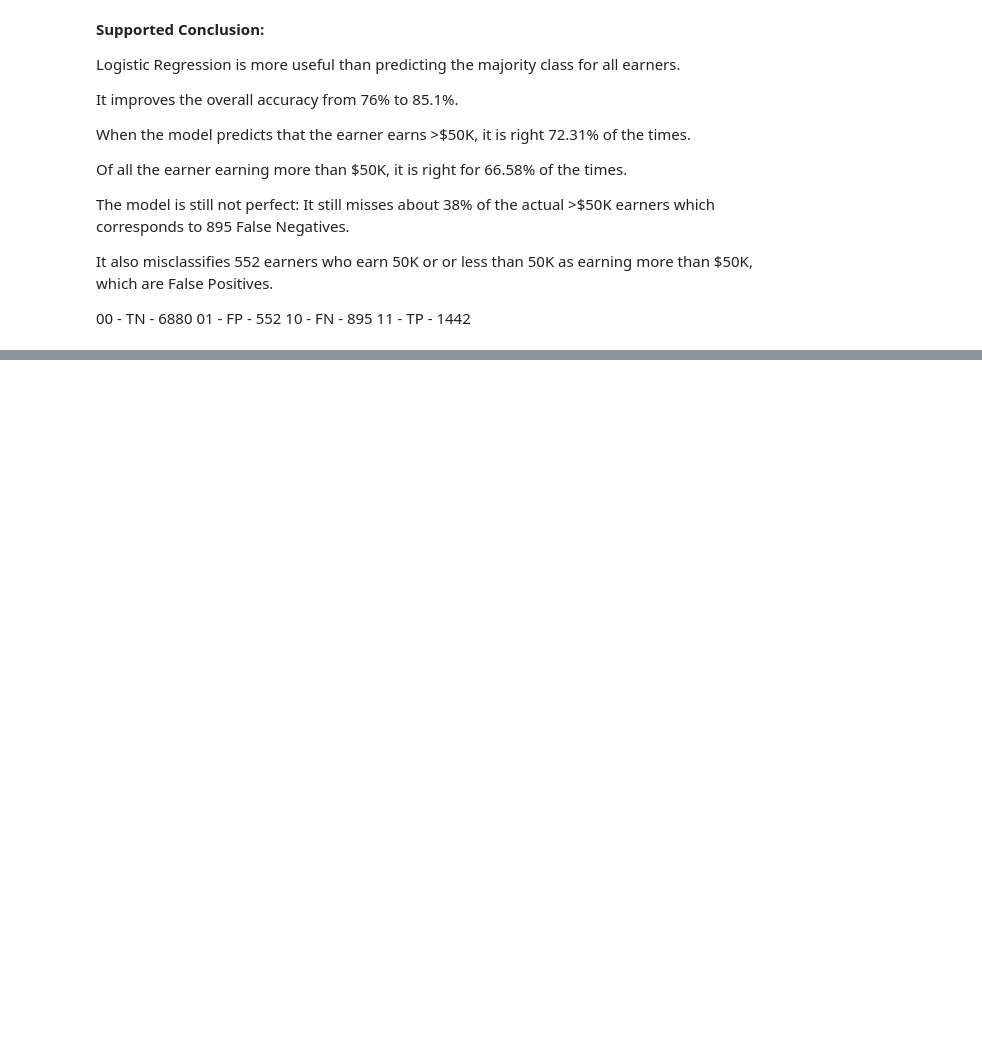
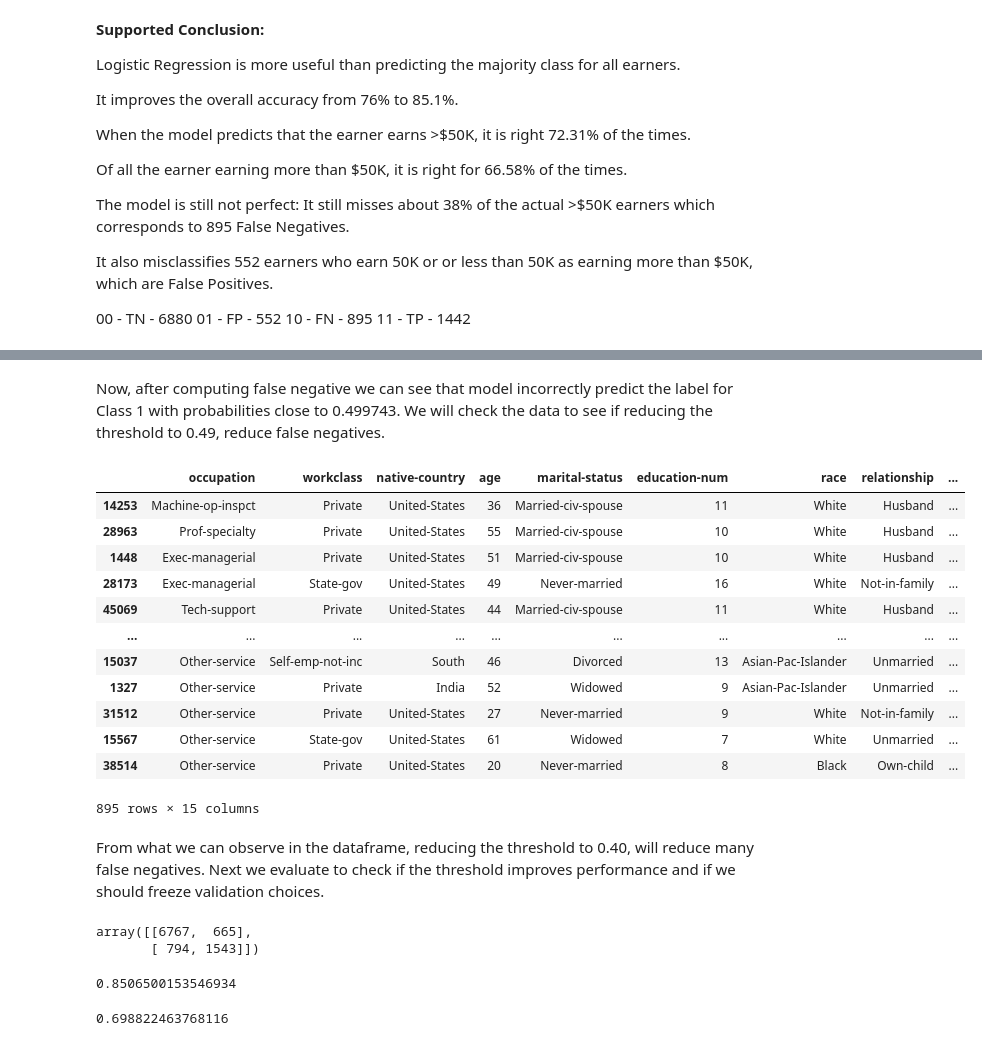
Before and after one commit to nikitask14/adult-income-classification, a Jupyter notebook: adult_income_classification.ipynb, the cells around one changed output, grey strips where cells are left out. Saved outputs shown, nothing was run; the diff lists cells and outputs as text; code cells hidden in the pictures; blank space fills up the shorter version.

```diff
--- a/adult_income_classification.ipynb
+++ b/adult_income_classification.ipynb
@@ -493,0 +586,20 @@ It also misclassifies 552 earners who earn 50K or  or less than 50K as earning m
+# %% [markdown]
+Now, after computing false negative we can see that model incorrectly predict the label for Class 1 with probabilities close to 0.499743. We will check the data to see if reducing the threshold to 0.49, reduce false negatives.
+# %%
+false_negative.sort_values(by = "class 1 Probabilities", ascending = False)
+# %% [output]
+|  | occupation | workclass | native-country | age | marital-status | education-num | race | relationship | ... |
+| 14253 | Machine-op-inspct | Private | United-States | 36 | Married-civ-spouse | 11 | White | Husband | ... |
+| 28963 | Prof-specialty | Private | United-States | 55 | Married-civ-spouse | 10 | White | Husband | ... |
+| 1448 | Exec-managerial | Private | United-States | 51 | Married-civ-spouse | 10 | White | Husband | ... |
+| 28173 | Exec-managerial | State-gov | United-States | 49 | Never-married | 16 | White | Not-in-family | ... |
+| 45069 | Tech-support | Private | United-States | 44 | Married-civ-spouse | 11 | White | Husband | ... |
+| ... | ... | ... | ... | ... | ... | ... | ... | ... | ... |
+| 15037 | Other-service | Self-emp-not-inc | South | 46 | Divorced | 13 | Asian-Pac-Islander | Unmarried | ... |
+| 1327 | Other-service | Private | India | 52 | Widowed | 9 | Asian-Pac-Islander | Unmarried | ... |
+| 31512 | Other-service | Private | United-States | 27 | Never-married | 9 | White | Not-in-family | ... |
+| 15567 | Other-service | State-gov | United-States | 61 | Widowed | 7 | White | Unmarried | ... |
+| 38514 | Other-service | Private | United-States | 20 | Never-married | 8 | Black | Own-child | ... |
+895 rows × 15 columns
+# %% [markdown]
+From what we can observe in the dataframe, reducing  the threshold to 0.40, will reduce many false negatives. Next we evaluate to check if the threshold improves performance and if we should freeze validation choices.
@@ -493,0 +608,16 @@ It also misclassifies 552 earners who earn 50K or  or less than 50K as earning m
+# %%
+threshold_45_cm = confusion_matrix(y_val, threshhold_045_predictions)
+threshold_45_cm
+# %% [output]
+array([[6767,  665],
+       [ 794, 1543]])
+# %%
+threshold_45_accuracy = accuracy_score(y_val, threshhold_045_predictions)
+threshold_45_accuracy
+# %% [output]
+0.8506500153546934
+# %%
+threshold_45_precision = precision_score(y_val, threshhold_045_predictions)
+threshold_45_precision
+# %% [output]
+0.698822463768116
```
Also changed, not shown: parts of 17 cells of this notebook.
